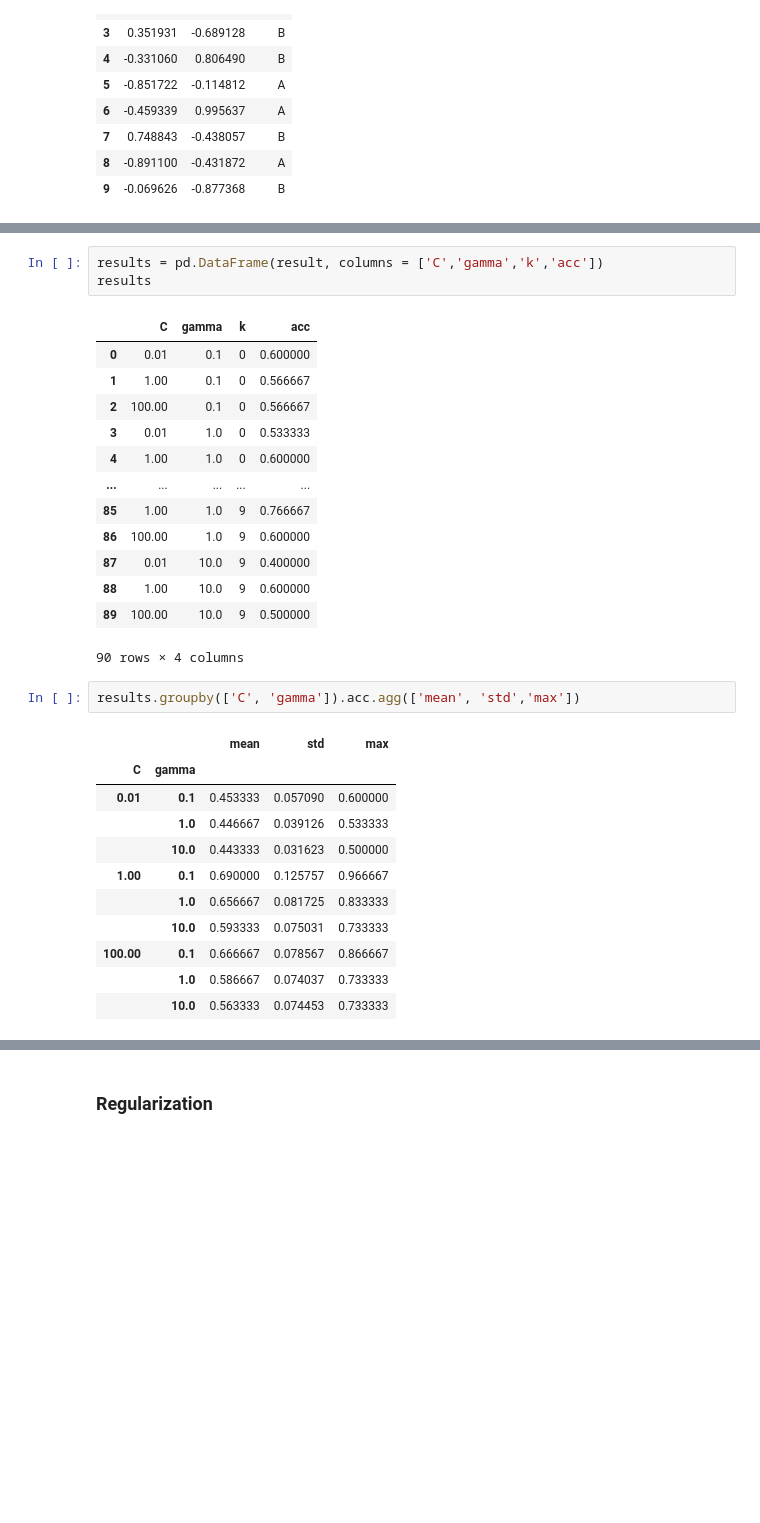
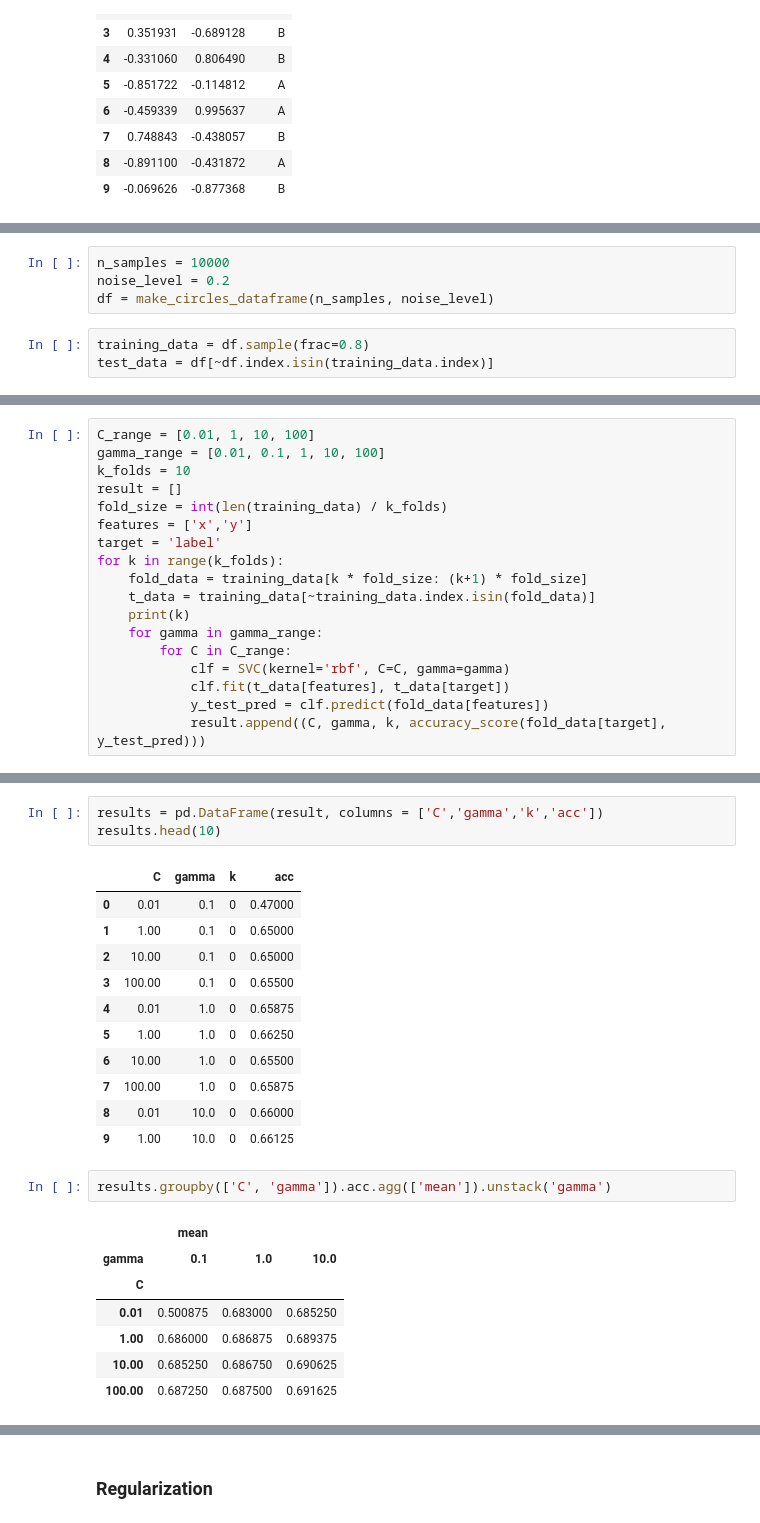
Before and after one commit to shakedadam/Python_ML_2023, a Jupyter notebook: 04- Modeling Methodology.ipynb, the cells around one changed output, grey strips where cells are left out. Saved outputs shown, nothing was run; the diff lists cells and outputs as text; blank space fills up the shorter version.

```diff
--- a/04- Modeling Methodology.ipynb
+++ b/04- Modeling Methodology.ipynb
@@ -303,0 +288,7 @@ for nl in noise_levels:
+# %%
+n_samples = 10000
+noise_level = 0.2
+df = make_circles_dataframe(n_samples, noise_level)
+# %%
+training_data = df.sample(frac=0.8)
+test_data = df[~df.index.isin(training_data.index)]
@@ -303,0 +301,18 @@ for nl in noise_levels:
+# %%
+C_range = [0.01, 1, 10, 100]
+gamma_range = [0.01, 0.1, 1, 10, 100]
+k_folds = 10
+result = []
+fold_size = int(len(training_data) / k_folds)
+features = ['x','y']
+target = 'label'
+for k in range(k_folds):
+    fold_data = training_data[k * fold_size: (k+1) * fold_size]
+    t_data = training_data[~training_data.index.isin(fold_data)]
+    print(k)
+    for gamma in gamma_range:
+        for C in C_range:
+            clf = SVC(kernel='rbf', C=C, gamma=gamma)
+            clf.fit(t_data[features], t_data[target])
+            y_test_pred = clf.predict(fold_data[features])
+            result.append((C, gamma, k, accuracy_score(fold_data[target], y_test_pred)))
@@ -304,34 +330,28 @@ for nl in noise_levels:
 # %%
 results = pd.DataFrame(result, columns = ['C','gamma','k','acc'])
-results
+results.head(10)
 # %% [output]
 |  | C | gamma | k | acc |
-| 0 | 0.01 | 0.1 | 0 | 0.600000 |
-| 1 | 1.00 | 0.1 | 0 | 0.566667 |
-| 2 | 100.00 | 0.1 | 0 | 0.566667 |
-| 3 | 0.01 | 1.0 | 0 | 0.533333 |
-| 4 | 1.00 | 1.0 | 0 | 0.600000 |
-| ... | ... | ... | ... | ... |
-| 85 | 1.00 | 1.0 | 9 | 0.766667 |
-| 86 | 100.00 | 1.0 | 9 | 0.600000 |
-| 87 | 0.01 | 10.0 | 9 | 0.400000 |
-| 88 | 1.00 | 10.0 | 9 | 0.600000 |
-| 89 | 100.00 | 10.0 | 9 | 0.500000 |
+| 0 | 0.01 | 0.1 | 0 | 0.47000 |
+| 1 | 1.00 | 0.1 | 0 | 0.65000 |
+| 2 | 10.00 | 0.1 | 0 | 0.65000 |
+| 3 | 100.00 | 0.1 | 0 | 0.65500 |
+| 4 | 0.01 | 1.0 | 0 | 0.65875 |
+| 5 | 1.00 | 1.0 | 0 | 0.66250 |
+| 6 | 10.00 | 1.0 | 0 | 0.65500 |
+| 7 | 100.00 | 1.0 | 0 | 0.65875 |
+| 8 | 0.01 | 10.0 | 0 | 0.66000 |
+| 9 | 1.00 | 10.0 | 0 | 0.66125 |
-90 rows × 4 columns
 # %%
-results.groupby(['C', 'gamma']).acc.agg(['mean', 'std','max'])
+results.groupby(['C', 'gamma']).acc.agg(['mean']).unstack('gamma')
 # %% [output]
-|  |  | mean | std | max |
-| C | gamma |  |  |  |
-| 0.01 | 0.1 | 0.453333 | 0.057090 | 0.600000 |
-|  | 1.0 | 0.446667 | 0.039126 | 0.533333 |
-|  | 10.0 | 0.443333 | 0.031623 | 0.500000 |
-| 1.00 | 0.1 | 0.690000 | 0.125757 | 0.966667 |
-|  | 1.0 | 0.656667 | 0.081725 | 0.833333 |
-|  | 10.0 | 0.593333 | 0.075031 | 0.733333 |
-| 100.00 | 0.1 | 0.666667 | 0.078567 | 0.866667 |
-|  | 1.0 | 0.586667 | 0.074037 | 0.733333 |
-|  | 10.0 | 0.563333 | 0.074453 | 0.733333 |
+|  | mean |  |  |
+| gamma | 0.1 | 1.0 | 10.0 |
+| C |  |  |  |
+| 0.01 | 0.500875 | 0.683000 | 0.685250 |
+| 1.00 | 0.686000 | 0.686875 | 0.689375 |
+| 10.00 | 0.685250 | 0.686750 | 0.690625 |
+| 100.00 | 0.687250 | 0.687500 | 0.691625 |
 # %%
 results.pivot_table(values = 'acc', index='C', columns='gamma', aggfunc='mean')
 # %% [output]
```
Also changed, not shown: parts of 15 cells of this notebook, 6 other files.
